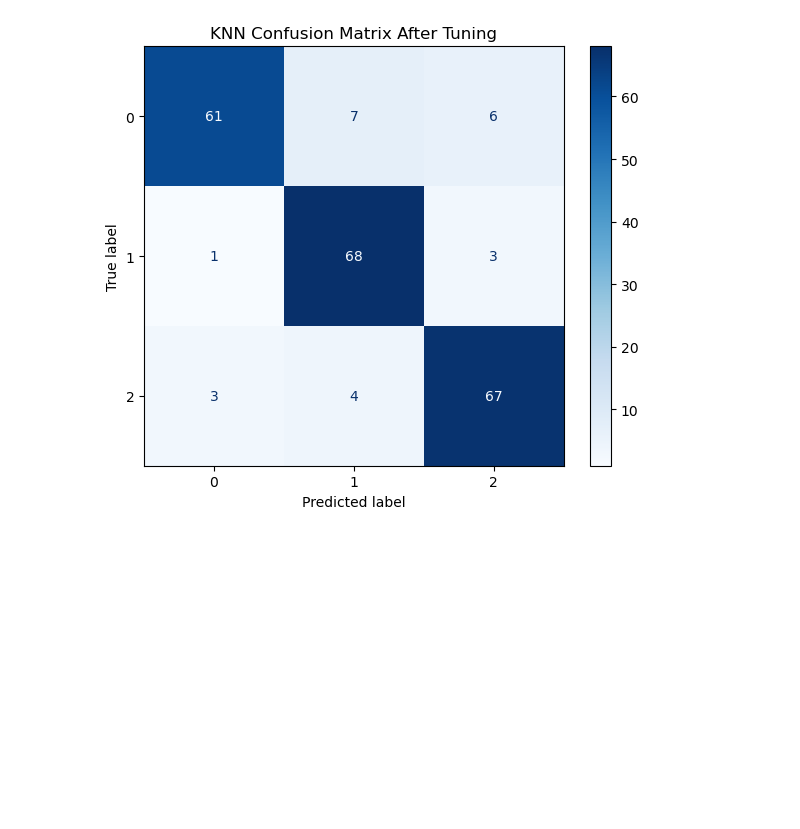
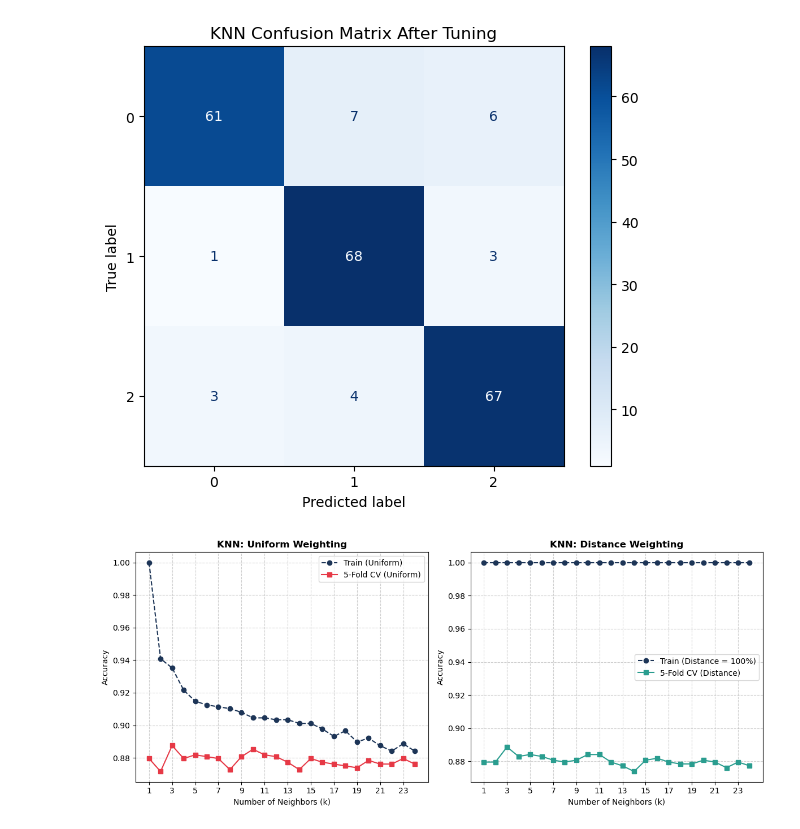
Before and after one commit to chandiracje/AIMAL_Project_Y2S1_G8.1_03, a Jupyter notebook: notebooks/KNN_(IT25102446).ipynb, the cells around one changed output. Saved outputs shown, nothing was run; the diff lists cells and outputs as text; code cells hidden in the pictures; blank space fills up the shorter version.

```diff
--- a/notebooks/KNN_(IT25102446).ipynb
+++ b/notebooks/KNN_(IT25102446).ipynb
@@ -225,3 +225,55 @@ plt.tight_layout()
 plt.show()
 # %% [output]
 [figure]
+# %%
+import numpy as np
+import matplotlib.pyplot as plt
+from sklearn.neighbors import KNeighborsClassifier
+from sklearn.model_selection import cross_val_score
+
+k_range = range(1, 25)
+train_scores_uniform, cv_scores_uniform = [], []
+train_scores_distance, cv_scores_distance = [], []
+
+for k in k_range:
+    # Uniform weighting
+    knn_u = KNeighborsClassifier(n_neighbors=k, weights='uniform', metric='manhattan')
+    knn_u.fit(x_train, y_train)
+    train_scores_uniform.append(knn_u.score(x_train, y_train))
+    cv_scores_uniform.append(cross_val_score(knn_u, x_train, y_train, cv=5, scoring='accuracy').mean())
+
+    # Distance weighting
+    knn_d = KNeighborsClassifier(n_neighbors=k, weights='distance', metric='manhattan')
+    knn_d.fit(x_train, y_train)
+    train_scores_distance.append(knn_d.score(x_train, y_train))
+    cv_scores_distance.append(cross_val_score(knn_d, x_train, y_train, cv=5, scoring='accuracy').mean())
+
+plt.figure(figsize=(12, 5))
+
+# Uniform plot
+plt.subplot(1, 2, 1)
+plt.plot(k_range, train_scores_uniform, 'o--', color='#1d3557', label='Train (Uniform)')
+plt.plot(k_range, cv_scores_uniform, 's-', color='#e63946', label='5-Fold CV (Uniform)')
+plt.title('KNN: Uniform Weighting', fontweight='bold')
+plt.xlabel('Number of Neighbors (k)')
+plt.ylabel('Accuracy')
+plt.xticks(range(1, 25, 2))
+plt.grid(True, linestyle='--', alpha=0.6)
+plt.legend()
+
+# Distance plot
+plt.subplot(1, 2, 2)
+plt.plot(k_range, train_scores_distance, 'o--', color='#1d3557', label='Train (Distance = 100%)')
+plt.plot(k_range, cv_scores_distance, 's-', color='#2a9d8f', label='5-Fold CV (Distance)')
+plt.title('KNN: Distance Weighting', fontweight='bold')
+plt.xlabel('Number of Neighbors (k)')
+plt.ylabel('Accuracy')
+plt.xticks(range(1, 25, 2))
+plt.grid(True, linestyle='--', alpha=0.6)
+plt.legend()
+
+plt.tight_layout()
+plt.savefig('../results/eda_visualizations/knn_k_tuning_tradeoff.png', dpi=200)
+plt.show()
+# %% [output]
+[figure, added]
```
Also changed, not shown: parts of 4 cells of this notebook, 10 other files.
